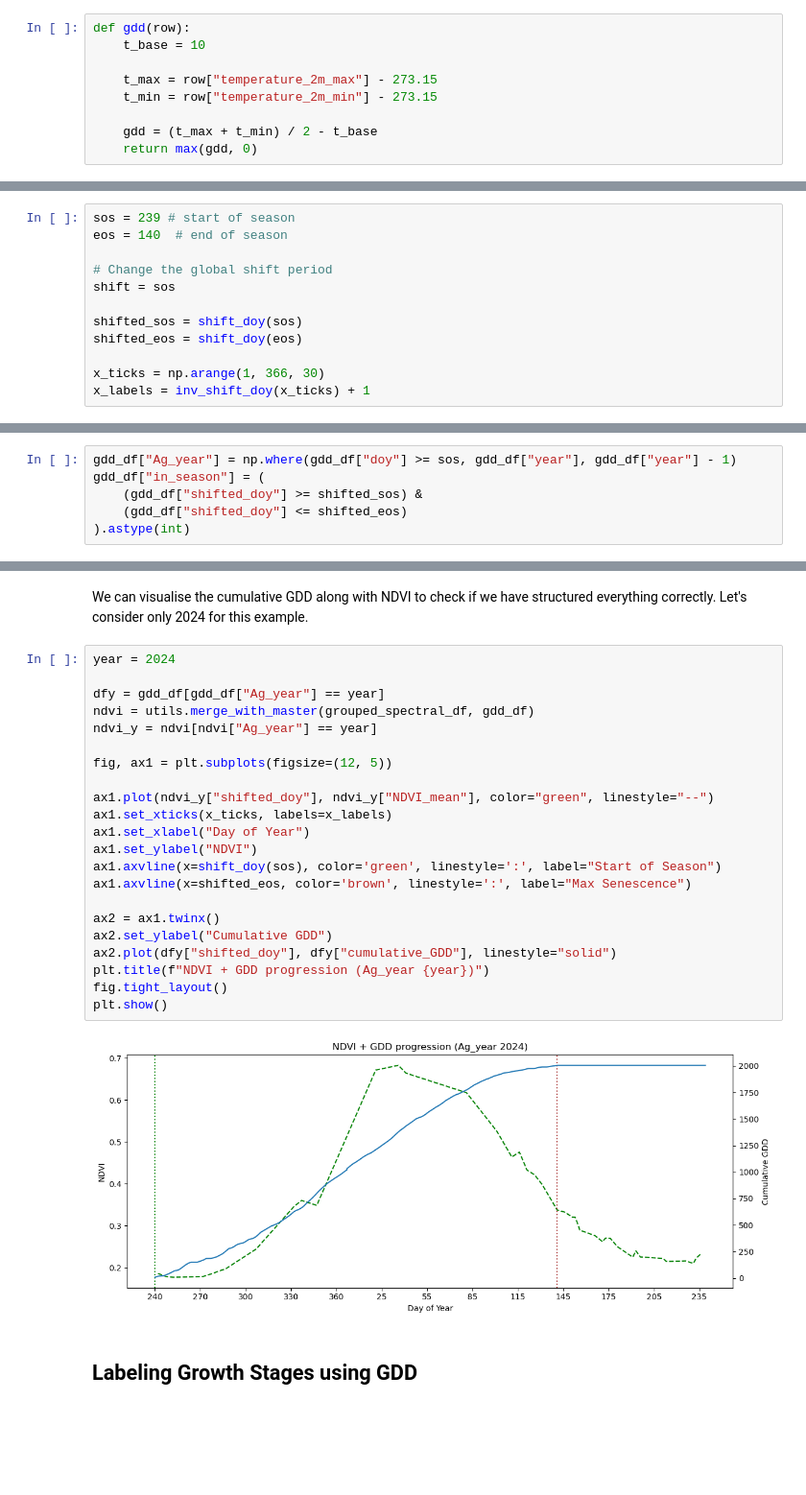
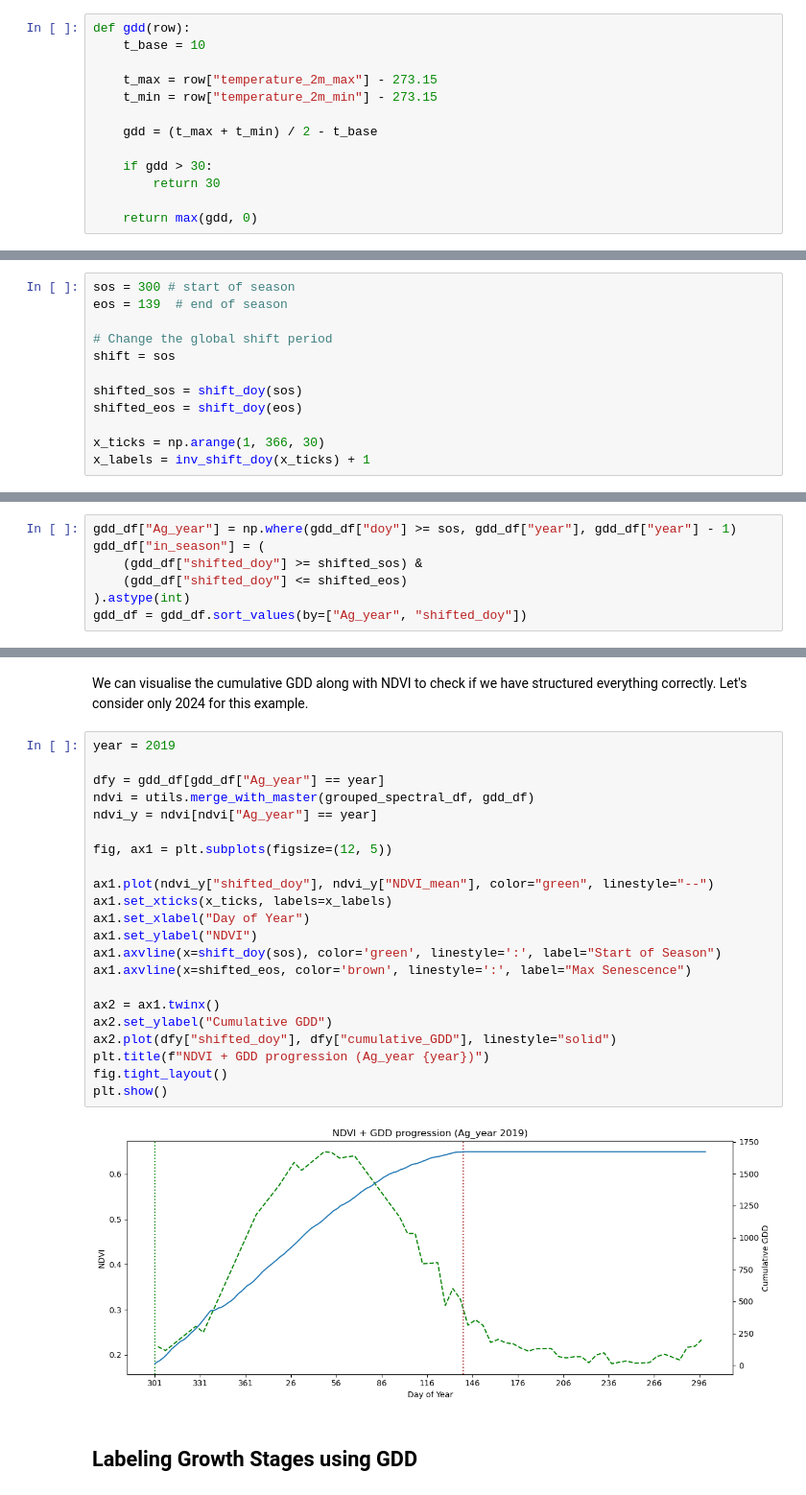
Before and after one commit to asembreek/fieldlens, a Jupyter notebook: notebooks/EDA and Dimensionality Reduction.ipynb, the cells around one changed output, grey strips where cells are left out. Shown at 96% size. Drawn from its saved outputs; the diff is of its cells as text; blank space fills up the shorter version.

Commit message:
Modify cyclic seasonal GAM. Finish growth stage label assignments.

```diff
--- a/notebooks/EDA and Dimensionality Reduction.ipynb
+++ b/notebooks/EDA and Dimensionality Reduction.ipynb
@@ -77,6 +77,10 @@ def gdd(row):
     t_min = row["temperature_2m_min"] - 273.15
 
     gdd = (t_max + t_min) / 2 - t_base
+
+    if gdd > 30:
+        return 30
+
     return max(gdd, 0)
 # %%
 non_spectral_df["GDD"] = non_spectral_df.apply(gdd, axis=1)
@@ -291,7 +343,7 @@ $$
 We will be using the `non_spectral_df` dataset for this, since GDD does not need NDVI to be calculated, so we can use all daily observations from beginning 2018 to end 2025.
 # %%
-sos = 239 # start of season
-eos = 140  # end of season
+sos = 300 # start of season
+eos = 139  # end of season
 
 # Change the global shift period
 shift = sos
@@ -331,6 +382,7 @@ gdd_df["in_season"] = (
     (gdd_df["shifted_doy"] >= shifted_sos) &
     (gdd_df["shifted_doy"] <= shifted_eos)
 ).astype(int)
+gdd_df = gdd_df.sort_values(by=["Ag_year", "shifted_doy"])
 # %% [markdown]
 Finally, the total sum feature can be created.
 # %%
@@ -341,29 +393,29 @@ gdd_df["cumulative_GDD"] = gdd_df.groupby("Ag_year")["GDD_in_season"].cumsum()
 # %% [markdown]
 We can visualise the cumulative GDD along with NDVI to check if we have structured everything correctly. Let's consider only 2024 for this example.
 # %%
-year = 2024
+year = 2019
 
 dfy = gdd_df[gdd_df["Ag_year"] == year]
 ndvi = utils.merge_with_master(grouped_spectral_df, gdd_df)
 ndvi_y = ndvi[ndvi["Ag_year"] == year]
 
 fig, ax1 = plt.subplots(figsize=(12, 5))
 
 ax1.plot(ndvi_y["shifted_doy"], ndvi_y["NDVI_mean"], color="green", linestyle="--")
 ax1.set_xticks(x_ticks, labels=x_labels)
 ax1.set_xlabel("Day of Year")
 ax1.set_ylabel("NDVI")
 ax1.axvline(x=shift_doy(sos), color='green', linestyle=':', label="Start of Season")
 ax1.axvline(x=shifted_eos, color='brown', linestyle=':', label="Max Senescence")
 
 ax2 = ax1.twinx()
 ax2.set_ylabel("Cumulative GDD")
 ax2.plot(dfy["shifted_doy"], dfy["cumulative_GDD"], linestyle="solid")
 plt.title(f"NDVI + GDD progression (Ag_year {year})")
 fig.tight_layout()
 plt.show()
 # %% [output]
-[figure, old version]
+[figure, new version]
 # %% [markdown]
 ## Labeling Growth Stages using GDD
 # %% [markdown]
```
Also changed, not shown: parts of 20 cells of this notebook.
